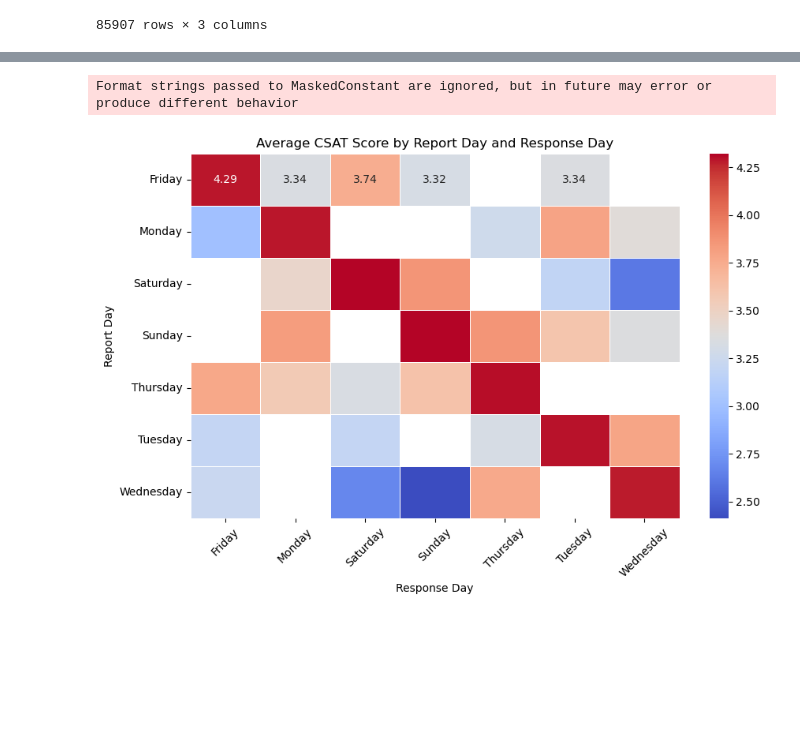
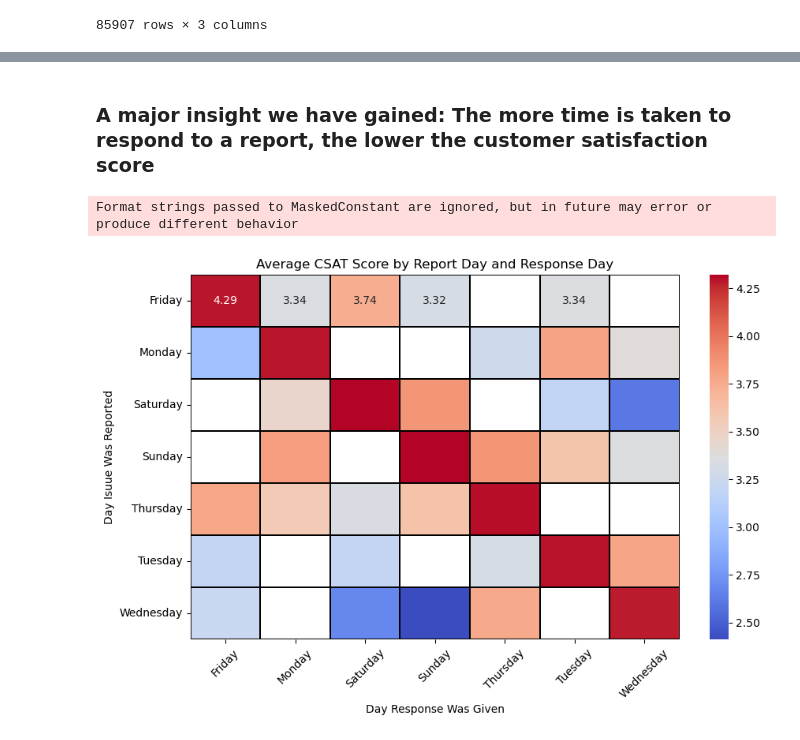
Before and after one commit to Danny-Dalo/Customer-Support-Data, a Jupyter notebook: analysis.ipynb, the cells around one changed output, grey strips where cells are left out. Saved outputs shown, nothing was run; the diff lists cells and outputs as text; code cells hidden in the pictures; blank space fills up the shorter version.

Commit message:
relationship between speed of respinse and csat score

```diff
--- a/analysis.ipynb
+++ b/analysis.ipynb
@@ -245,3 +245,10 @@ processed_data[["time_of_issue", "time_of_response", "response_time_(minutes)"]]
 | 74420 | 23:56 | 00:00 | -1436.0 |
 | 75692 | 23:57 | 00:00 | -1437.0 |
 85907 rows × 3 columns
+# %%
+
+response_report_days = processed_data.groupby(["report_day_name", "response_day_name"])["csat_score"].mean().reset_index()
+
+# Creating a pivot table to show direct relationships
+pivot_table = response_report_days.pivot_table(index="report_day_name", columns="response_day_name", values="csat_score")
+pivot_table
@@ -248,25 +265,18 @@ processed_data[["time_of_issue", "time_of_response", "response_time_(minutes)"]]
+# %% [markdown]
+### A major insight we have gained: The more time is  taken to respond to a report, the lower the customer satisfaction score
 # %%
+plt.figure(figsize=(10, 6))
+sns.heatmap(pivot_table, annot=True, fmt=".2f", cmap="coolwarm", linewidths=0.1, linecolor="black")
 
-grouped_data = processed_data.groupby(["report_day_name", "response_day_name"])["csat_score"].mean().reset_index()
-
-# Create a pivot table for easier plotting
-pivot_table = grouped_data.pivot_table(index="report_day_name", columns="response_day_name", values="csat_score")
-
-# Create a heatmap
-plt.figure(figsize=(10, 6))
-sns.heatmap(pivot_table, annot=True, fmt=".2f", cmap="coolwarm", linewidths=0.5)
-
-# Set labels and title
-plt.xlabel("Response Day")
-plt.ylabel("Report Day")
+plt.xlabel("Day Response Was Given")
+plt.ylabel("Day Isuue Was Reported")
 plt.title("Average CSAT Score by Report Day and Response Day")
 
-# Rotate x-axis labels for better readability
 plt.xticks(rotation=45)
 
 plt.show()
 # %% [output]
 Format strings passed to MaskedConstant are ignored, but in future may error or produce different behavior
-[figure, old version]
+[figure, new version]
 # %%
 processed_data.to_csv("C:/Users/HP/OneDrive/Documents/DANNY DATA/Customer Support Data/model_data.csv", index=False)
```
Also changed, not shown: parts of 1 cell of this notebook.
